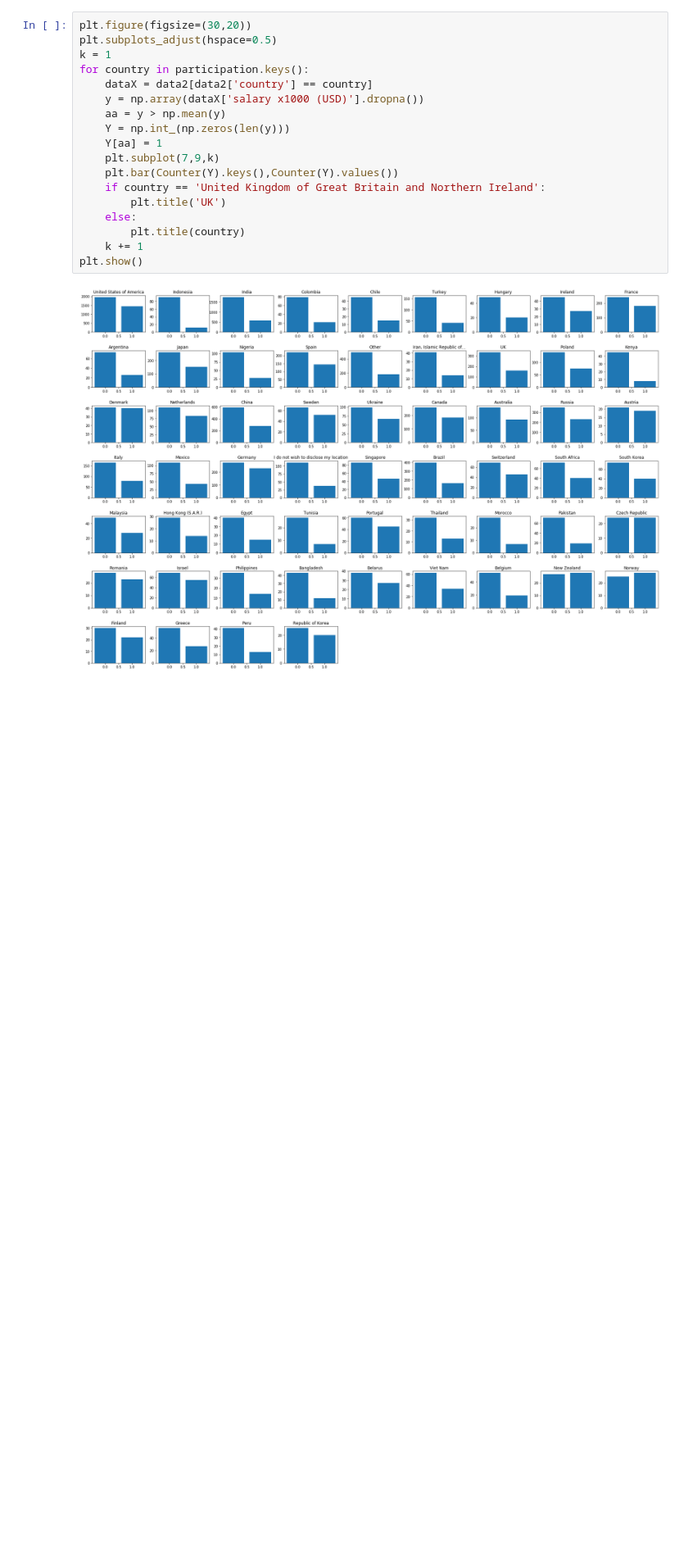
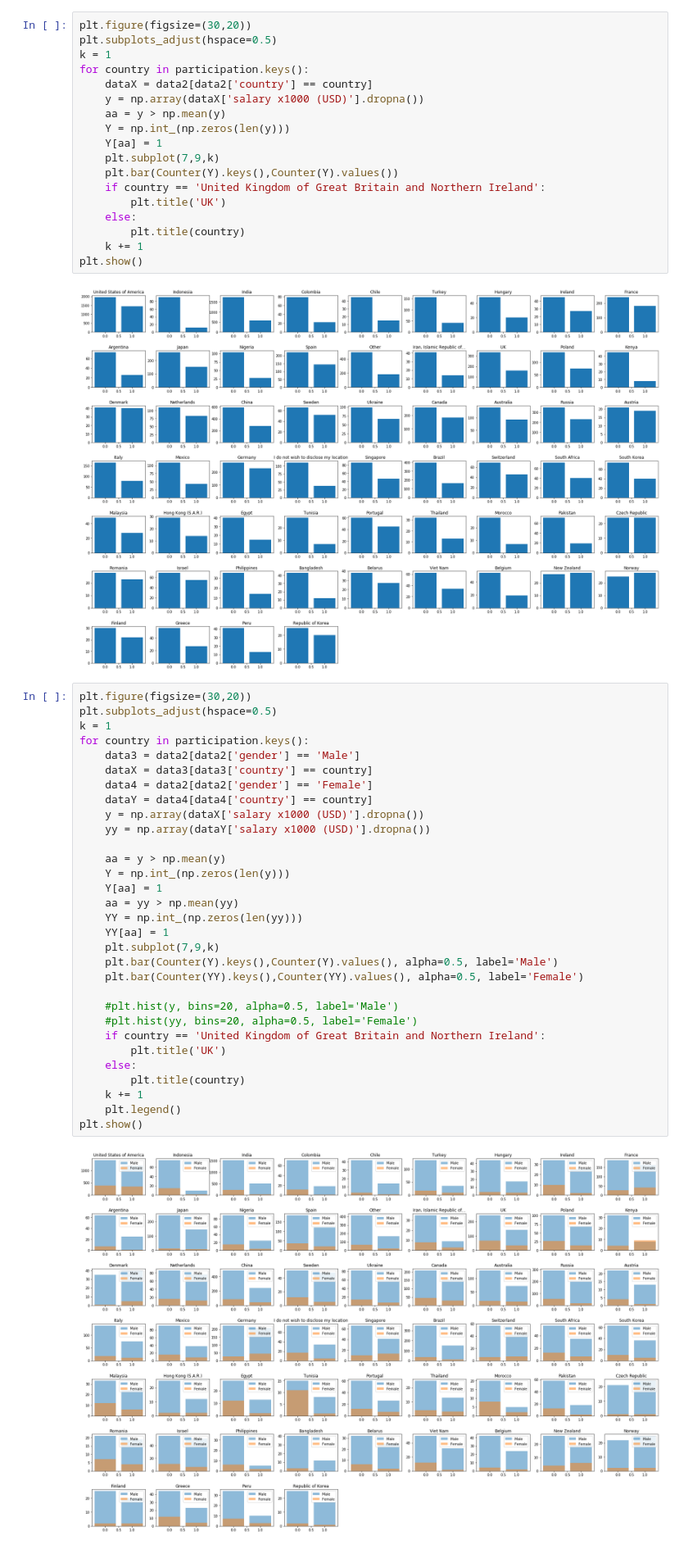
Before and after one commit to mariohenao/MarioHenao_Final, a Jupyter notebook: final.ipynb, the cells around one changed output. Shown: that part at 82% size. Saved outputs shown, nothing was run; the diff lists cells and outputs as text; blank space fills up the shorter version.

```diff
--- a/final.ipynb
+++ b/final.ipynb
@@ -219,6 +263,39 @@ for country in participation.keys():
 plt.show()
 # %% [output]
 [figure]
+# %%
+plt.figure(figsize=(30,20))
+plt.subplots_adjust(hspace=0.5)
+k = 1
+for country in participation.keys():
+    data3 = data2[data2['gender'] == 'Male']
+    dataX = data3[data3['country'] == country]
+    data4 = data2[data2['gender'] == 'Female']
+    dataY = data4[data4['country'] == country]
+    y = np.array(dataX['salary x1000 (USD)'].dropna())
+    yy = np.array(dataY['salary x1000 (USD)'].dropna())
+
+    aa = y > np.mean(y)
+    Y = np.int_(np.zeros(len(y)))
+    Y[aa] = 1
+    aa = yy > np.mean(yy)
+    YY = np.int_(np.zeros(len(yy)))
+    YY[aa] = 1
+    plt.subplot(7,9,k)
+    plt.bar(Counter(Y).keys(),Counter(Y).values(), alpha=0.5, label='Male')
+    plt.bar(Counter(YY).keys(),Counter(YY).values(), alpha=0.5, label='Female')
+
+    #plt.hist(y, bins=20, alpha=0.5, label='Male')
+    #plt.hist(yy, bins=20, alpha=0.5, label='Female')
+    if country == 'United Kingdom of Great Britain and Northern Ireland':
+        plt.title('UK')
+    else:
+        plt.title(country)
+    k += 1
+    plt.legend()
+plt.show()
+# %% [output]
+[figure, added]
 # %%
 #India
 dataX = data2[data2['country'] == 'India']
```
Also changed, not shown: parts of 11 cells of this notebook.
